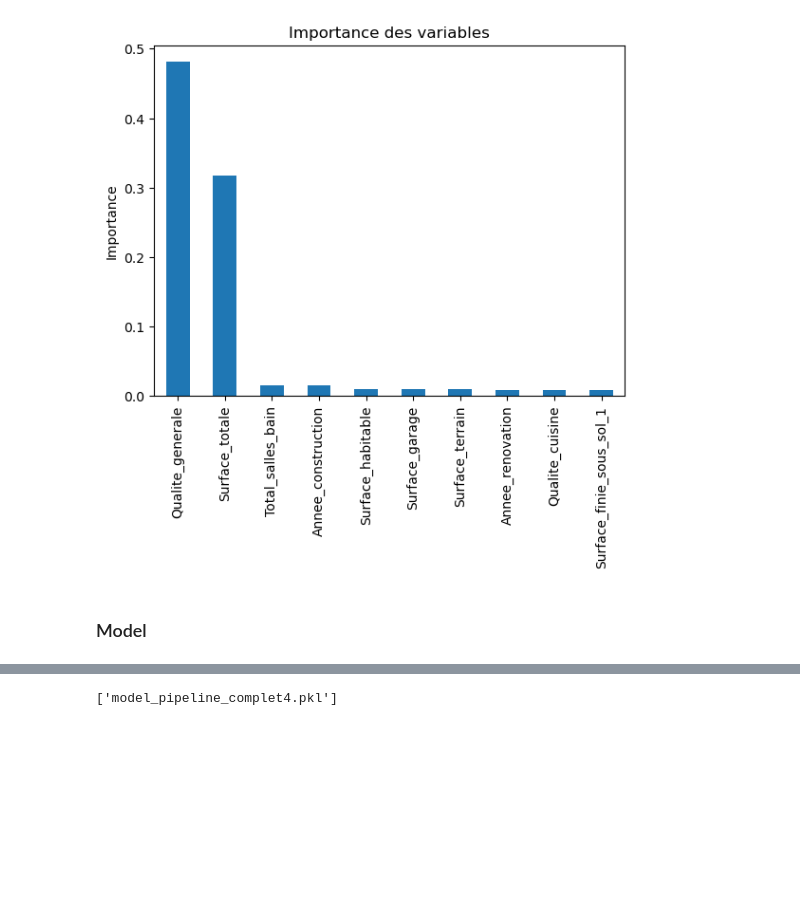
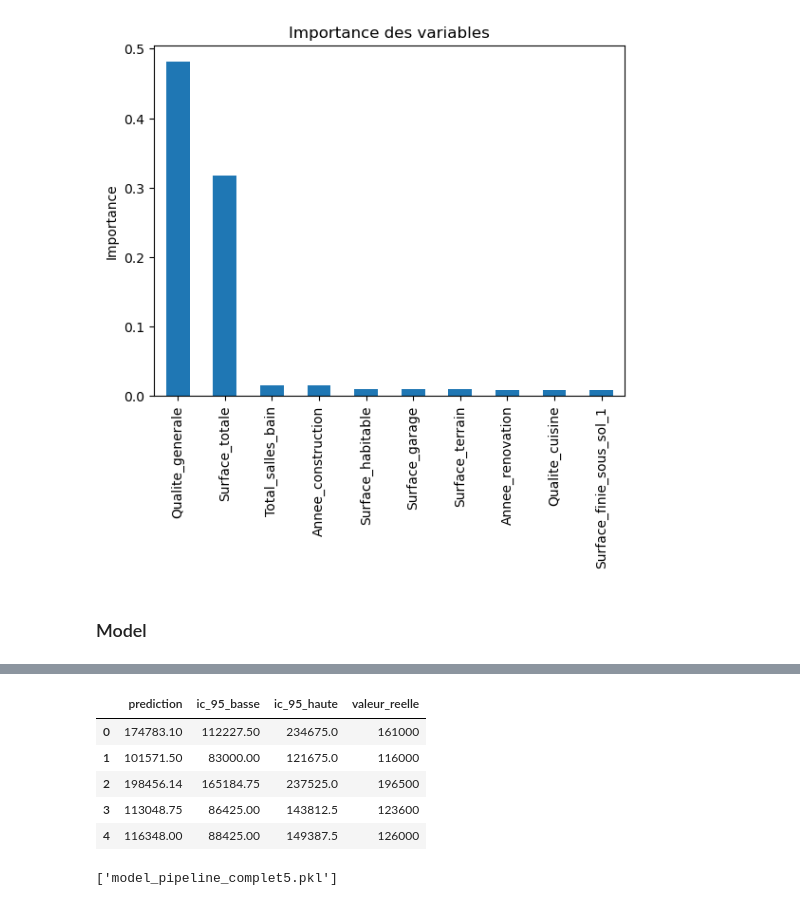
Before and after one commit to Douah123/realEstate, a Jupyter notebook: entrainement_modele.ipynb, the cells around one changed output, grey strips where cells are left out. Drawn from its saved outputs; the diff is of its cells as text; code cells hidden in the pictures; blank space fills up the shorter version.

```diff
--- a/entrainement_modele.ipynb
+++ b/entrainement_modele.ipynb
@@ -492,3 +493,6 @@ model.score(X_test, y_test)
 # %%
 y_pred = model.predict(X_test)
+tree_predictions = np.array([tree.predict(X_test) for tree in model.estimators_])
+lower_bounds = np.percentile(tree_predictions, 2.5, axis=0)
+upper_bounds = np.percentile(tree_predictions, 97.5, axis=0)
 # %%
@@ -507,3 +514,18 @@ RMSE: 19355.54660234039
+# %%
+prediction_intervals = pd.DataFrame({
+    "prediction": y_pred,
+    "ic_95_basse": lower_bounds,
+    "ic_95_haute": upper_bounds,
+    "valeur_reelle": y_test.values,
+})
+prediction_intervals.head()
+# %% [output]
+|  | prediction | ic_95_basse | ic_95_haute | valeur_reelle |
+| 0 | 174783.10 | 112227.50 | 234675.0 | 161000 |
+| 1 | 101571.50 | 83000.00 | 121675.0 | 116000 |
+| 2 | 198456.14 | 165184.75 | 237525.0 | 196500 |
+| 3 | 113048.75 | 86425.00 | 143812.5 | 123600 |
+| 4 | 116348.00 | 88425.00 | 149387.5 | 126000 |
 # %%
 pipeline = Pipeline([
     ("preprocessing", FunctionTransformer(preprocess_ames, validate=False)),
@@ -553,6 +575,6 @@ X_train, X_test, y_train, y_test = train_test_split(
 
 pipeline.fit(X_train, y_train)
 
-joblib.dump(pipeline, "model_pipeline_complet4.pkl")
+joblib.dump(pipeline, "model_pipeline_complet5.pkl")
 # %% [output]
-['model_pipeline_complet4.pkl']
+['model_pipeline_complet5.pkl']
```
Also changed, not shown: parts of 5 cells of this notebook, 5 other files.
